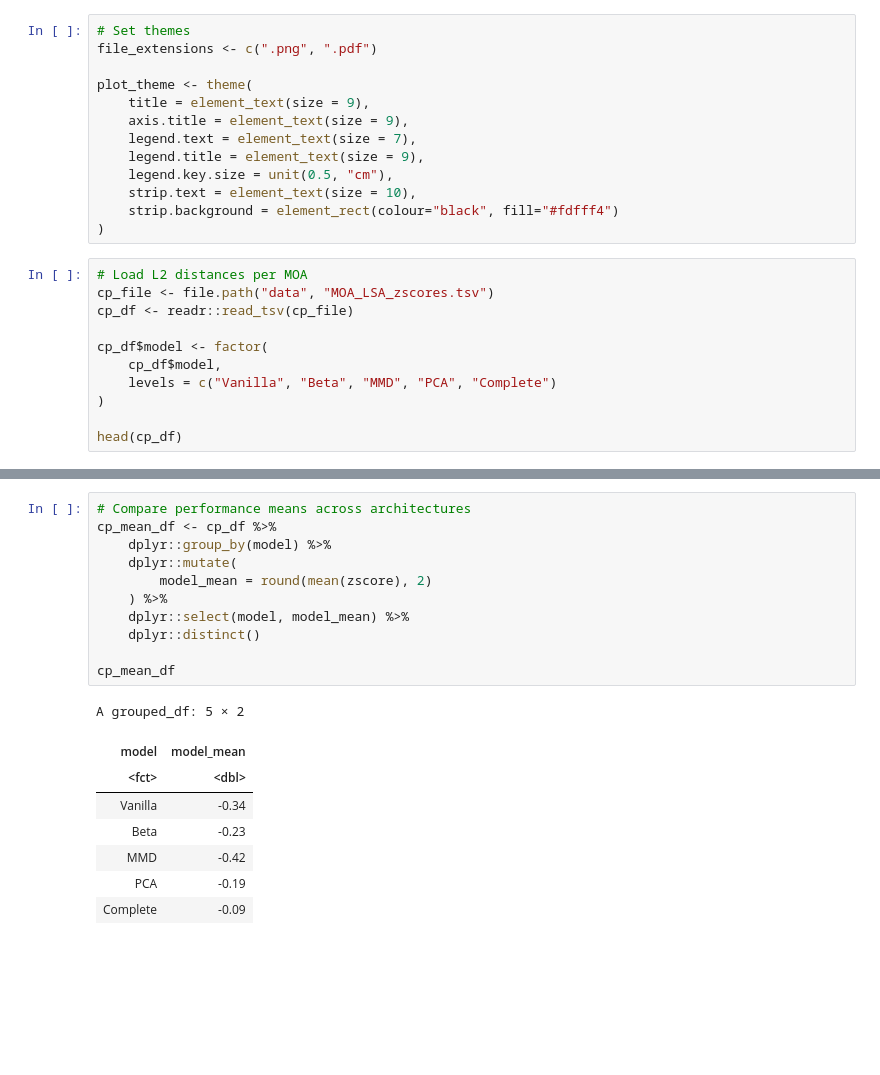
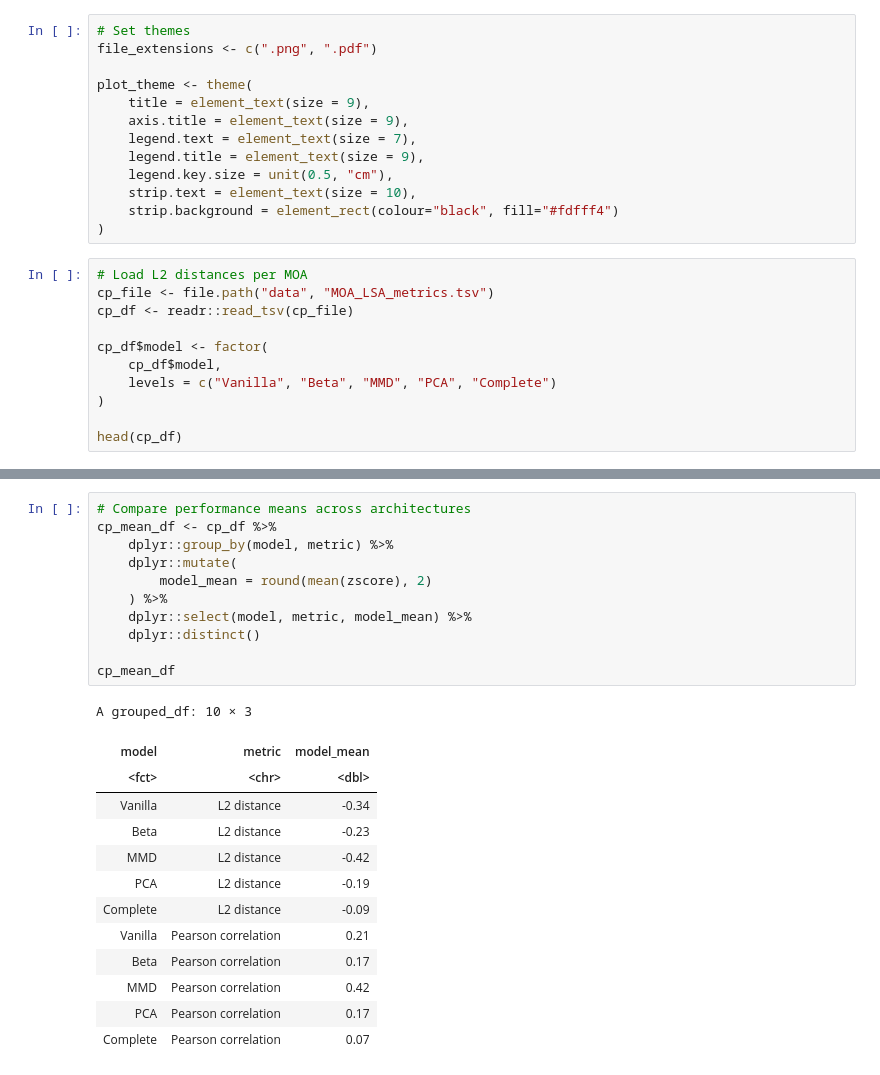
Before and after one commit to broadinstitute/cell-painting-vae, a Jupyter notebook: figures/LSA_results_perMOA.ipynb, the cells around one changed output, grey strips where cells are left out. Saved outputs shown, nothing was run; the diff lists cells and outputs as text; blank space fills up the shorter version.

```diff
--- a/figures/LSA_results_perMOA.ipynb
+++ b/figures/LSA_results_perMOA.ipynb
@@ -16,7 +16,7 @@ plot_theme <- theme(
 )
 # %%
 # Load L2 distances per MOA
-cp_file <- file.path("data", "MOA_LSA_zscores.tsv")
+cp_file <- file.path("data", "MOA_LSA_metrics.tsv")
 cp_df <- readr::read_tsv(cp_file)
 
 cp_df$model <- factor(
@@ -48,23 +48,28 @@ A tibble: 6 × 3
 # %%
 # Compare performance means across architectures
 cp_mean_df <- cp_df %>%
-    dplyr::group_by(model) %>%
+    dplyr::group_by(model, metric) %>%
     dplyr::mutate(
         model_mean = round(mean(zscore), 2)
     ) %>%
-    dplyr::select(model, model_mean) %>%
+    dplyr::select(model, metric, model_mean) %>%
     dplyr::distinct()
 
 cp_mean_df
 # %% [output]
-A grouped_df: 5 × 2
+A grouped_df: 10 × 3
-| model | model_mean |
-| <fct> | <dbl> |
-| Vanilla | -0.34 |
-| Beta | -0.23 |
-| MMD | -0.42 |
-| PCA | -0.19 |
-| Complete | -0.09 |
+| model | metric | model_mean |
+| <fct> | <chr> | <dbl> |
+| Vanilla | L2 distance | -0.34 |
+| Beta | L2 distance | -0.23 |
+| MMD | L2 distance | -0.42 |
+| PCA | L2 distance | -0.19 |
+| Complete | L2 distance | -0.09 |
+| Vanilla | Pearson correlation | 0.21 |
+| Beta | Pearson correlation | 0.17 |
+| MMD | Pearson correlation | 0.42 |
+| PCA | Pearson correlation | 0.17 |
+| Complete | Pearson correlation | 0.07 |
 # %%
 plot_gg <- (
     ggplot(cp_df, aes(x=zscore))
```
Also changed, not shown: parts of 3 cells of this notebook, 5 other files.
